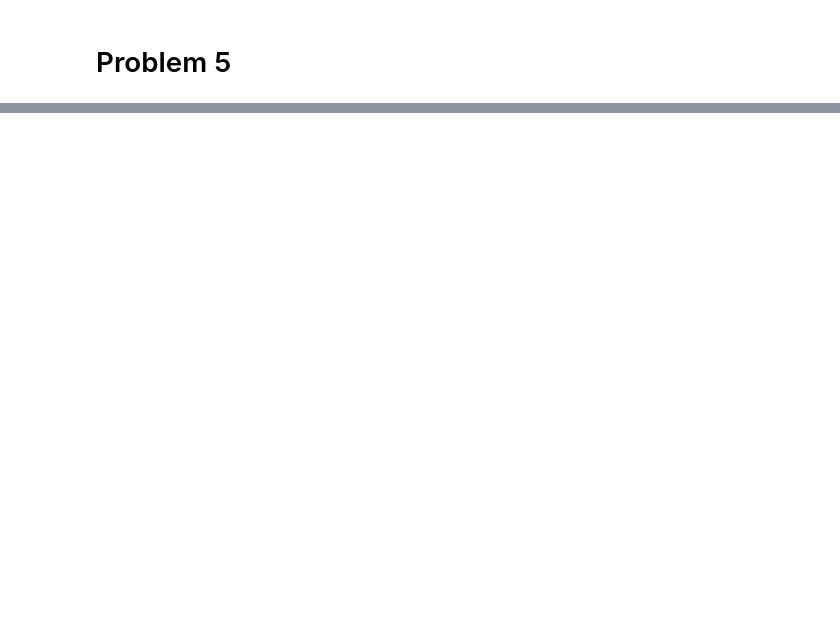
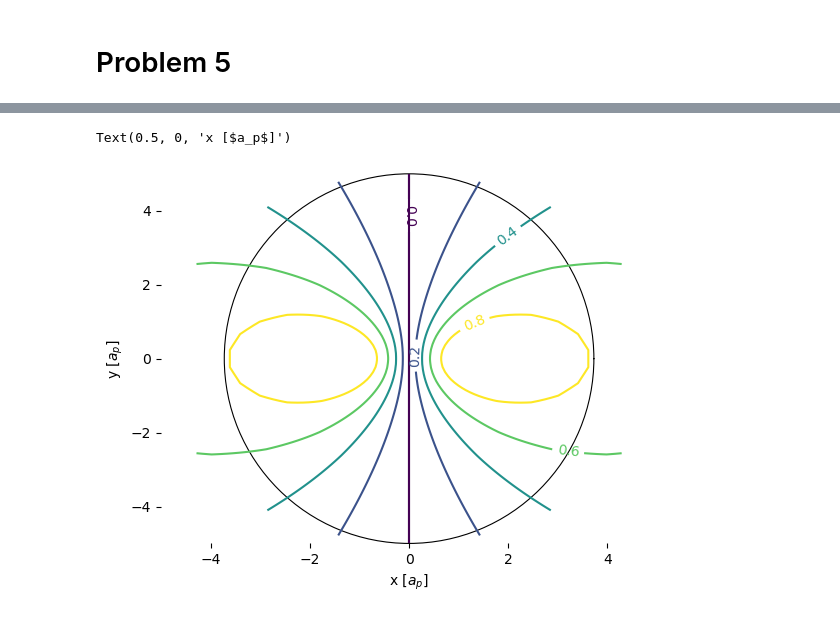
Before and after one commit to noahfranz13/SO-Classes, a Jupyter notebook: ASTR540/hw3/Franz_ASTR540_HW3.ipynb, the cells around one changed output, grey strips where cells are left out. Cells and saved outputs as stored; diff of their text form; code cells hidden in the pictures; blank space fills up the shorter version.

```diff
--- a/ASTR540/hw3/Franz_ASTR540_HW3.ipynb
+++ b/ASTR540/hw3/Franz_ASTR540_HW3.ipynb
@@ -275,0 +285,35 @@ Text(0.5, 0, '$r ~[a_p]$')
+# %%
+fig = plt.figure()
+# ax = fig.add_subplot(111, projection=None)
+super_ax = fig.add_subplot(frameon=False)
+ax = fig.add_axes(super_ax.get_position().bounds, polar=True, frameon=True, zorder=-99)
+
+
+r = np.linspace(0, 5)
+phi = np.linspace(-np.pi, np.pi)
+
+r, phi = np.meshgrid(r, phi)
+inline
+X1 = r*np.cos(phi)
+X2 = -r*np.cos(phi)
+
+Y = r*np.sin(phi)
+
+Vmax_sini = [0, inline0.2, 0.4, 0.6, 0.8]
+
+S = np.sqrt(3*np.sqrt(3)/2) * r * (r**2 + 1)**(-3/4) * np.cos(phi)
+
+c1 = super_ax.contour(X1, Y, S, levels=Vmax_sini)
+c2 = super_ax.contour(X2, Y, S, levels=Vmax_sini)
+
+super_ax.clabel(c1)
+
+ax.grid()
+ax.set_rticks([])
+ax.set_xticks([])
+
+super_ax.set_ylabel(r"y [$a_p$]")
+super_ax.set_xlabel(r"x [$a_p$]")
+# %% [output]
+Text(0.5, 0, 'x [$a_p$]')
+[figure, added]
```
Also changed, not shown: parts of 7 cells of this notebook, 4 other files.
